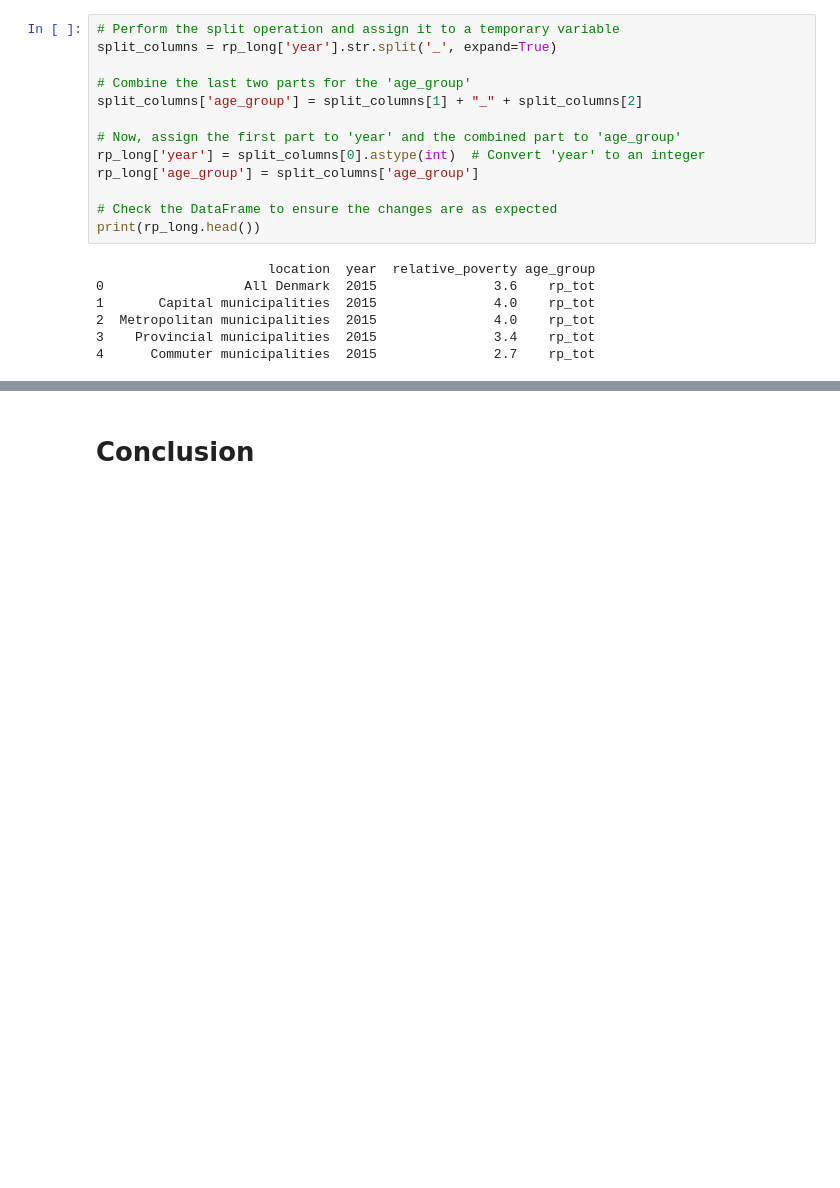
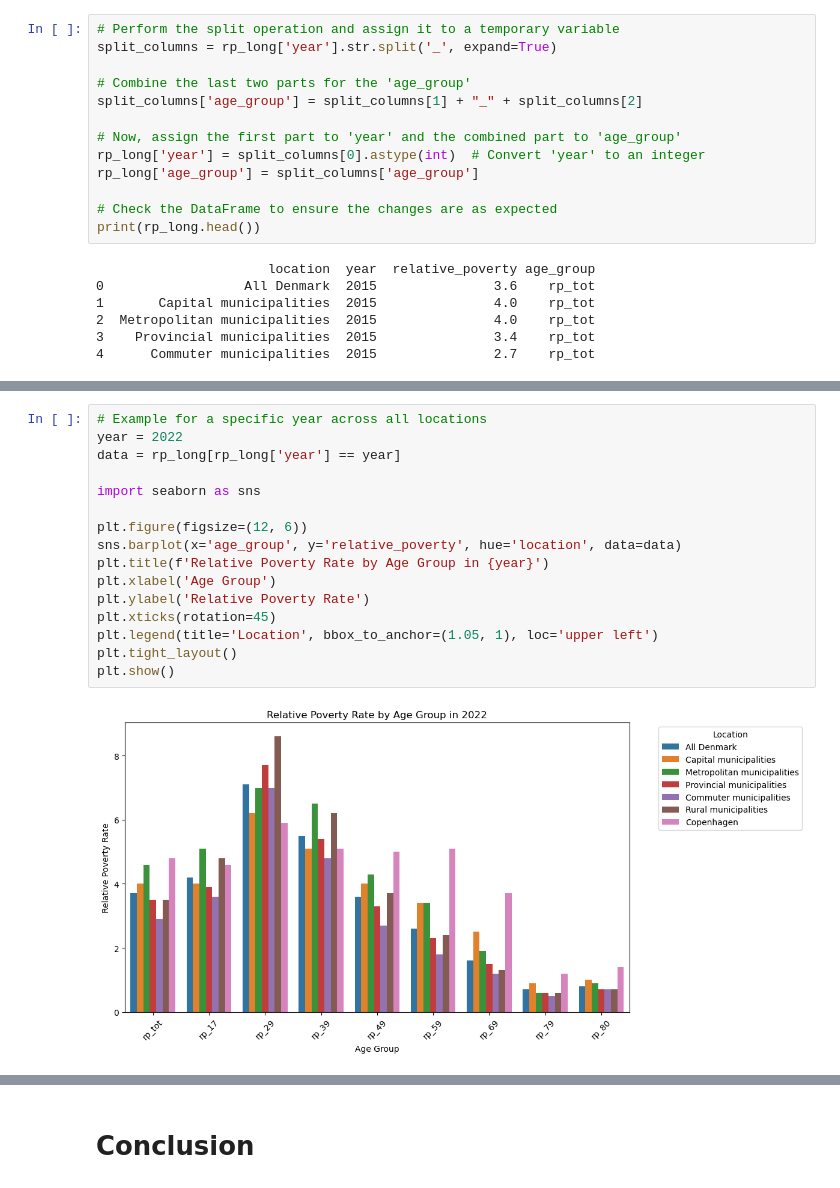
Before and after one commit to NumEconCopenhagen/projects-2024-petra-maritza-noah, a Jupyter notebook: dataproject/Petra.ipynb, the cells around one changed output, grey strips where cells are left out. Cells and saved outputs as stored; diff of their text form; blank space fills up the shorter version.

```diff
--- a/dataproject/Petra.ipynb
+++ b/dataproject/Petra.ipynb
@@ -358,0 +379,18 @@ print(rp_long.head())
+# %%
+# Example for a specific year across all locations
+year = 2022
+data = rp_long[rp_long['year'] == year]
+
+import seaborn as sns
+
+plt.figure(figsize=(12, 6))
+sns.barplot(x='age_group', y='relative_poverty', hue='location', data=data)
+plt.title(f'Relative Poverty Rate by Age Group in {year}')
+plt.xlabel('Age Group')
+plt.ylabel('Relative Poverty Rate')
+plt.xticks(rotation=45)
+plt.legend(title='Location', bbox_to_anchor=(1.05, 1), loc='upper left')
+plt.tight_layout()
+plt.show()
+# %% [output]
+[figure, added]
```
Also changed, not shown: parts of 13 cells of this notebook.
